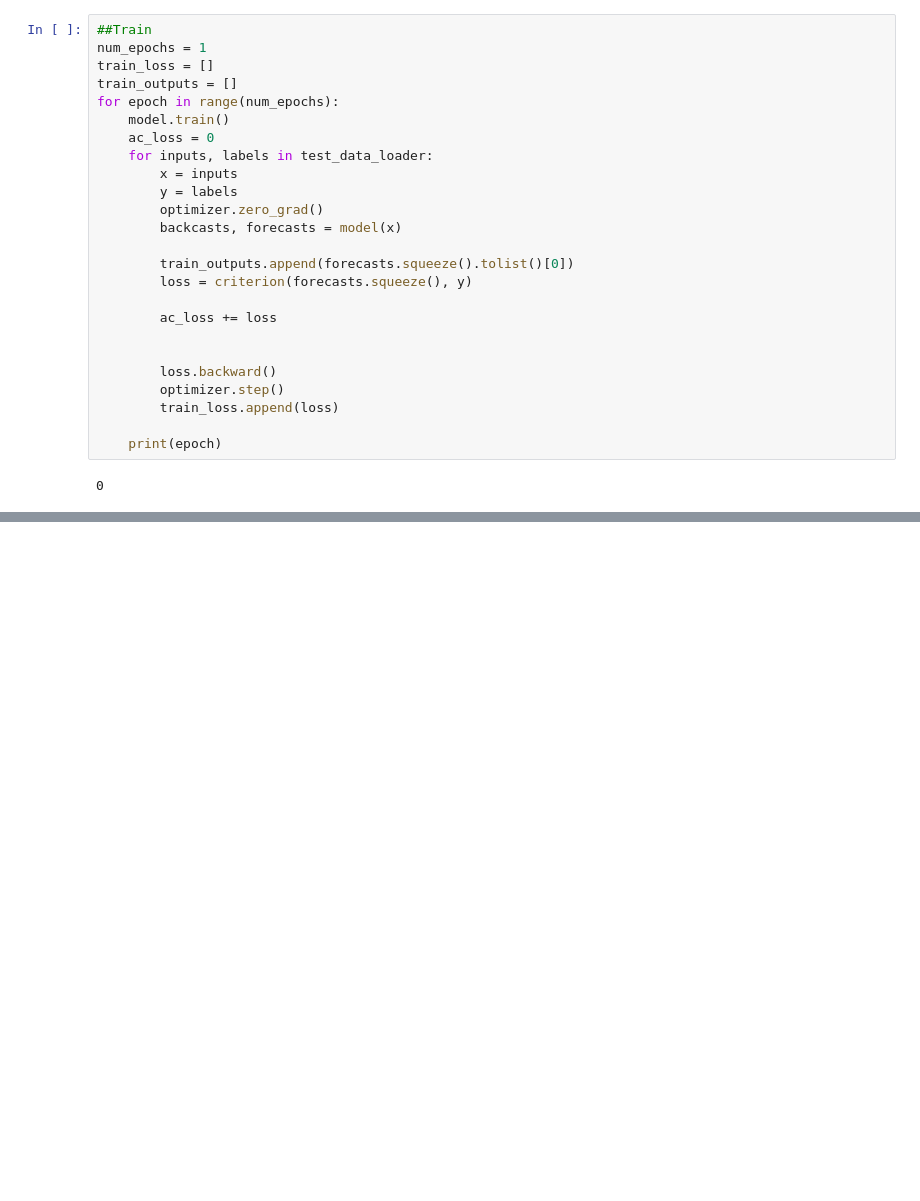
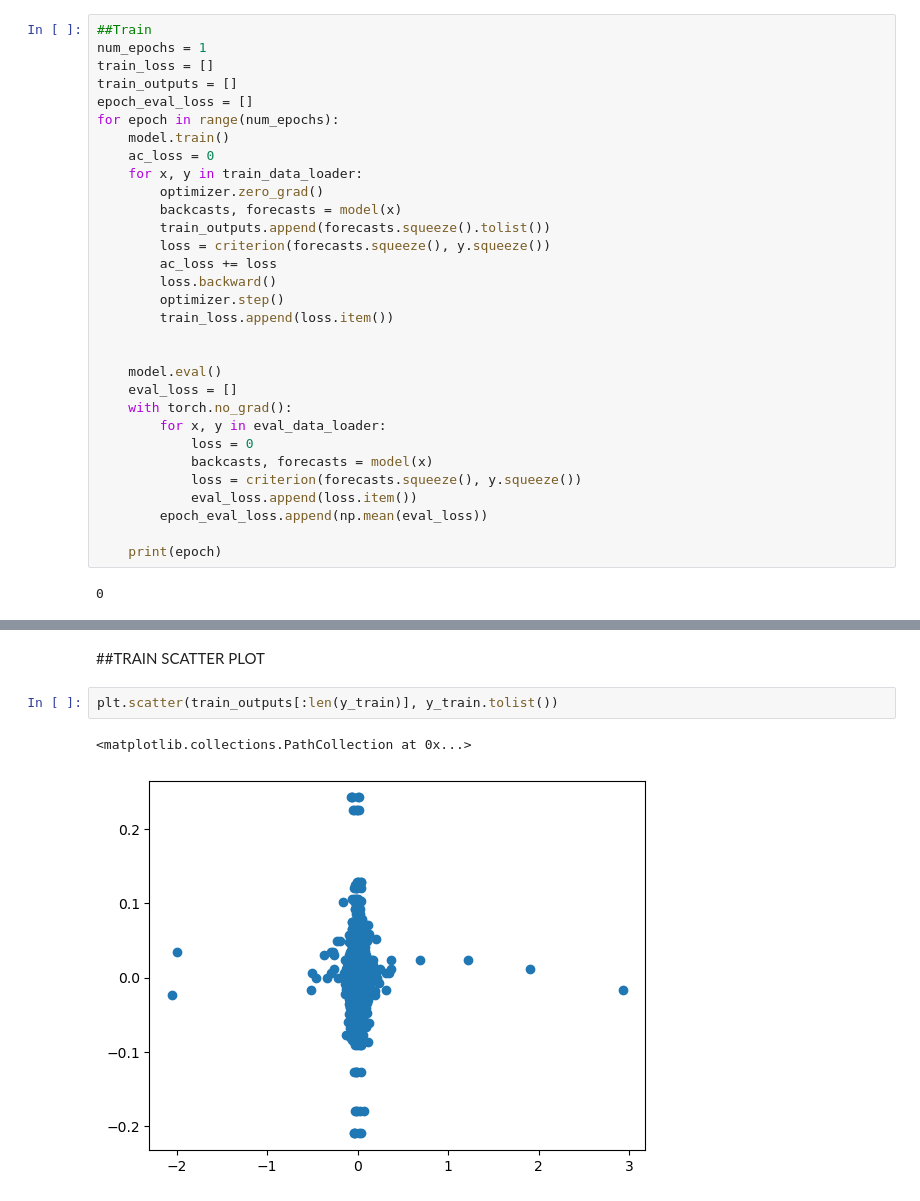
Before and after one commit to Matfolkarn/stock-price-prediction-neural-network, a Jupyter notebook: N-beats-test.ipynb, the cells around one changed output, grey strips where cells are left out. Drawn from its saved outputs; the diff is of its cells as text; blank space fills up the shorter version.

```diff
--- a/N-beats-test.ipynb
+++ b/N-beats-test.ipynb
@@ -215,24 +183,30 @@ Nbeat(
 num_epochs = 1
 train_loss = []
 train_outputs = []
+epoch_eval_loss = []
 for epoch in range(num_epochs):
     model.train()
     ac_loss = 0
-    for inputs, labels in test_data_loader:
-        x = inputs
-        y = labels
+    for x, y in train_data_loader:
         optimizer.zero_grad()
         backcasts, forecasts = model(x)
-
-        train_outputs.append(forecasts.squeeze().tolist()[0])
-        loss = criterion(forecasts.squeeze(), y)
-
+        train_outputs.append(forecasts.squeeze().tolist())
+        loss = criterion(forecasts.squeeze(), y.squeeze())
         ac_loss += loss
+        loss.backward()
+        optimizer.step()
+        train_loss.append(loss.item())
 
 
-        loss.backward()
-        optimizer.step()
-        train_loss.append(loss)
+    model.eval()
+    eval_loss = []
+    with torch.no_grad():
+        for x, y in eval_data_loader:
+            loss = 0
+            backcasts, forecasts = model(x)
+            loss = criterion(forecasts.squeeze(), y.squeeze())
+            eval_loss.append(loss.item())
+        epoch_eval_loss.append(np.mean(eval_loss))
 
     print(epoch)
 # %% [output]
@@ -270,0 +214,7 @@ plt.legend()
+# %% [markdown]
+##TRAIN SCATTER PLOT
+# %%
+plt.scatter(train_outputs[:len(y_train)], y_train.tolist())
+# %% [output]
+<matplotlib.collections.PathCollection at 0x...>
+[figure, added]
```
Also changed, not shown: parts of 18 cells of this notebook, 6 other files.
